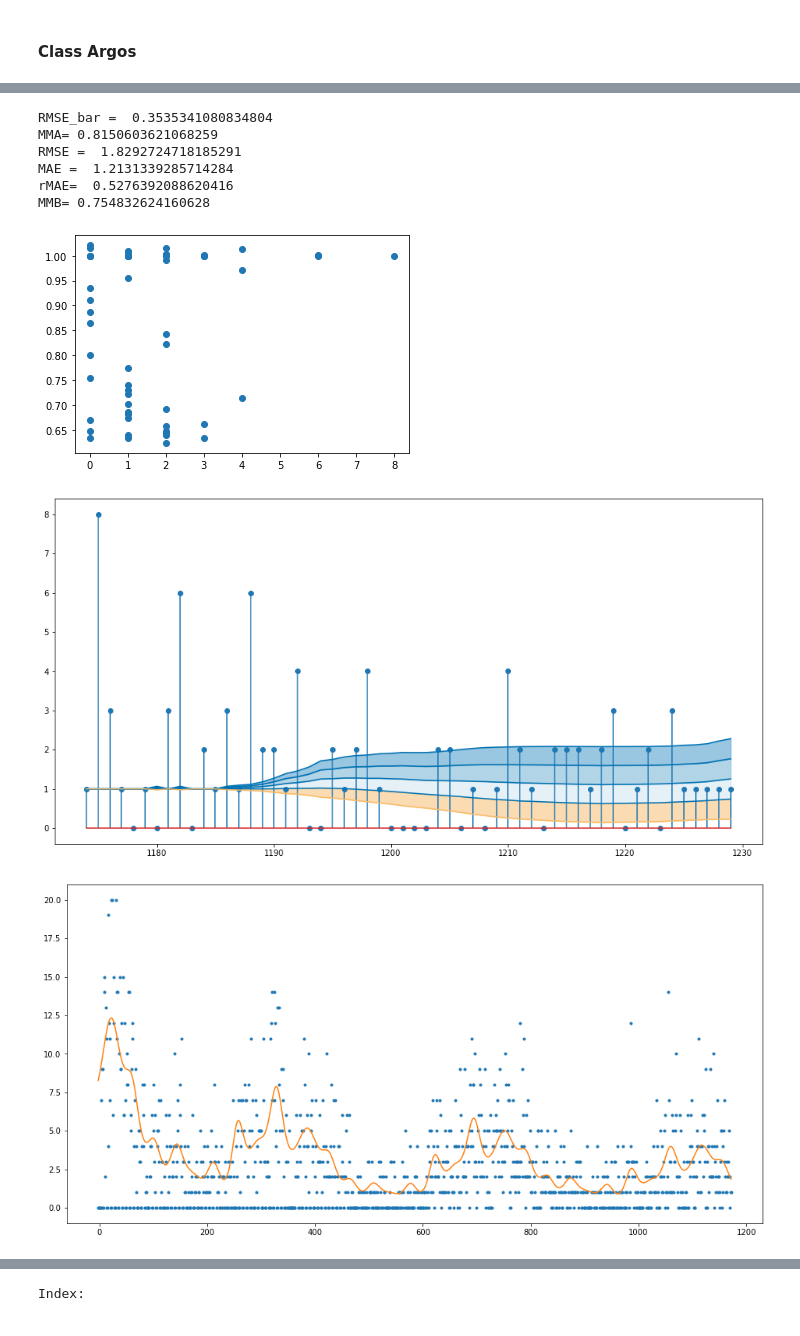
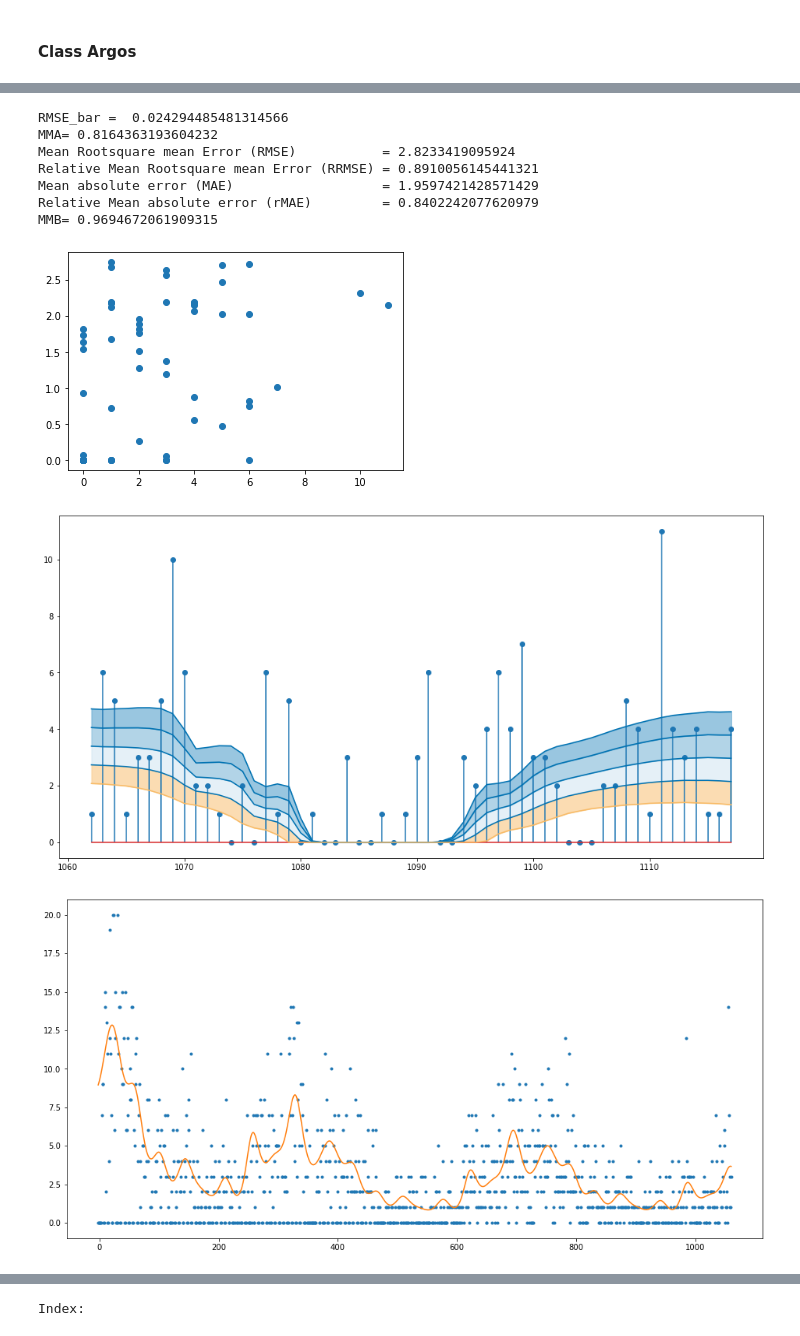
Before and after one commit to src-youilab-ipicyt/Argos-Panoptes, a Jupyter notebook: Argos.ipynb, the cells around one changed output, grey strips where cells are left out. Saved outputs shown, nothing was run; the diff lists cells and outputs as text; code cells hidden in the pictures.

```diff
--- a/Argos.ipynb
+++ b/Argos.ipynb
@@ -972,7 +977,7 @@ DAYS = 56
 argos = Argos()
 data_frame = argos.import_data_frame(file_name='data/output/todos_Jb_data_frame.csv')
 
-slices_parameters, slices = argos.slice_time_series(argos.ys, prop=0.65, days=DAYS)
+slices_parameters, slices = argos.slice_time_series(argos.ys, prop=0.6, days=DAYS)
 print("start_index:",            slices_parameters["start_index"])
 print("end_index:",              slices_parameters["end_index"])
 print("time_periods:",           slices_parameters["time_periods"])
@@ -1168,11 +1022,15 @@ KeyboardInterrupt:
 # %%
 
 argos.set_option('ts_ts')
-argos.set_iter(10000)
-argos.set_num_samples(2000)
+argos.set_iter(100000)
+argos.set_num_samples(50000)
 
 
-rmae = []
+mae   = []
+rmae  = []
+rmse  = []
+rrmse = []
+
 rMMA_all = []
 rMMB_all = []
 
@@ -1194,15 +1052,15 @@ for slice_ in slices:
                    sigma_mu1_              = 10.0,
                    sigma_beta1_            = 10.0,
                    sigma_psi1_             = 0.9,
-                   sigma_eta_              = 0.009, #.001
-                   sigma_zeta_             = 0.009, #.001
+                   sigma_eta_              = 0.001, #.001
+                   sigma_zeta_             = 0.001, #.001
                    sigma_kappa_            = 0.09,
                    rho_                    = 0.995,
                    To_                     = 365,
                    seasonality_components_ = 10,
                    sigma_                  = 5,
                    Tc_                     = 365,
-                   chi_df                  = 10)
+                   chi_df                  = 3)
 
     stan_data       = argos.serialize(yw)
     stan_fit        = argos.fit(stan_model=stan_model_ts_ts)
@@ -1256,15 +1114,25 @@ for slice_ in slices:
     mae_all    = samples_data["mae_all"]
     rmae_all   = samples_data["rmae_all"]
     rmse_all   = samples_data["rmse_all"]
+    rrmse_all  = samples_data["rrmse_all"]
     y_hat_all  = samples_data["y_hat_all"]
     theta_all  = samples_data["theta_all"]
     phi        = samples_data["phi_all"]
 
+    w = np.mean(rmse_all,axis=0)
+    x = np.mean(rrmse_all,axis=0)
+    y = np.mean(mae_all,axis=0)
+    z = np.mean(rmae_all,axis=0)
 
-    print("RMSE = ", np.mean(np.mean(rmse_all,axis=0)))
-    print("MAE = ",   np.mean(np.mean(mae_all,axis=0)))
-    print("rMAE= ",   np.mean(np.mean(rmae_all,axis=0)))
+    print("Mean Rootsquare mean Error (RMSE)           =", np.mean(w))
+    print("Relative Mean Rootsquare mean Error (RRMSE) =", np.mean(x))
+    print("Mean absolute error (MAE)                   =", np.mean(y))
+    print("Relative Mean absolute error (rMAE)         =", np.mean(z))
 
+    rmse.append(w)
+    rrmse.append(x)
+    mae.append(y)
+    rmae.append(z)
 
     my = np.mean(y_hat_all,axis=0)
     stdy = np.std(y_hat_all,axis=0)
@@ -1375,9 +1243,14 @@ for slice_ in slices:
 
     rmae.append(np.mean(np.mean(rmae_all,axis=0)))
 
-print("rMAE=", np.mean(rmae))
+
 print("rMMA=", np.mean(rMMA_all))
 print("rMMB=", np.mean(rMMB_all))
 
+print("RMSE=", np.mean(rmse))
+print("RRMSE=", np.mean(rrmse))
+print("MAE=", np.mean(mae))
+print("rMAE=", np.mean(rmae))
+
 opt_data = pd.read_csv("data/input/opt_data.csv")
 # %% [output]
@@ -1388,9 +1261,10 @@ opt_data = pd.read_csv("data/input/opt_data.csv")
-RMSE_bar =  0.3535341080834804
-MMA= 0.8150603621068259
-RMSE =  1.8292724718185291
-MAE =  1.2131339285714284
-rMAE=  0.5276392088620416
-MMB= 0.754832624160628
+RMSE_bar =  0.024294485481314566
+MMA= 0.8164363193604232
+Mean Rootsquare mean Error (RMSE)           = 2.8233419095924
+Relative Mean Rootsquare mean Error (RRMSE) = 0.8910056145441321
+Mean absolute error (MAE)                   = 1.9597421428571429
+Relative Mean absolute error (rMAE)         = 0.8402242077620979
+MMB= 0.9694672061909315
-[figure, old version]
+[figure, new version]
-[figure, old version]
+[figure, new version]
-[figure, old version]
+[figure, new version]
```
Also changed, not shown: parts of 5 cells of this notebook.
